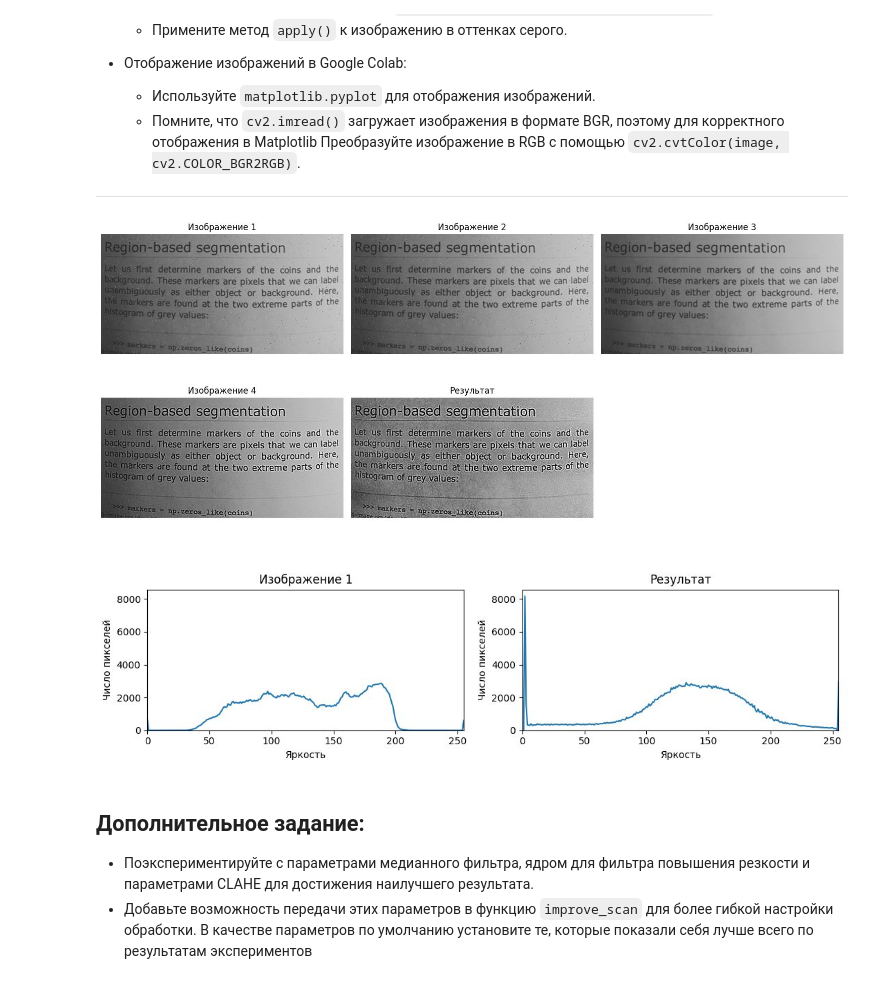
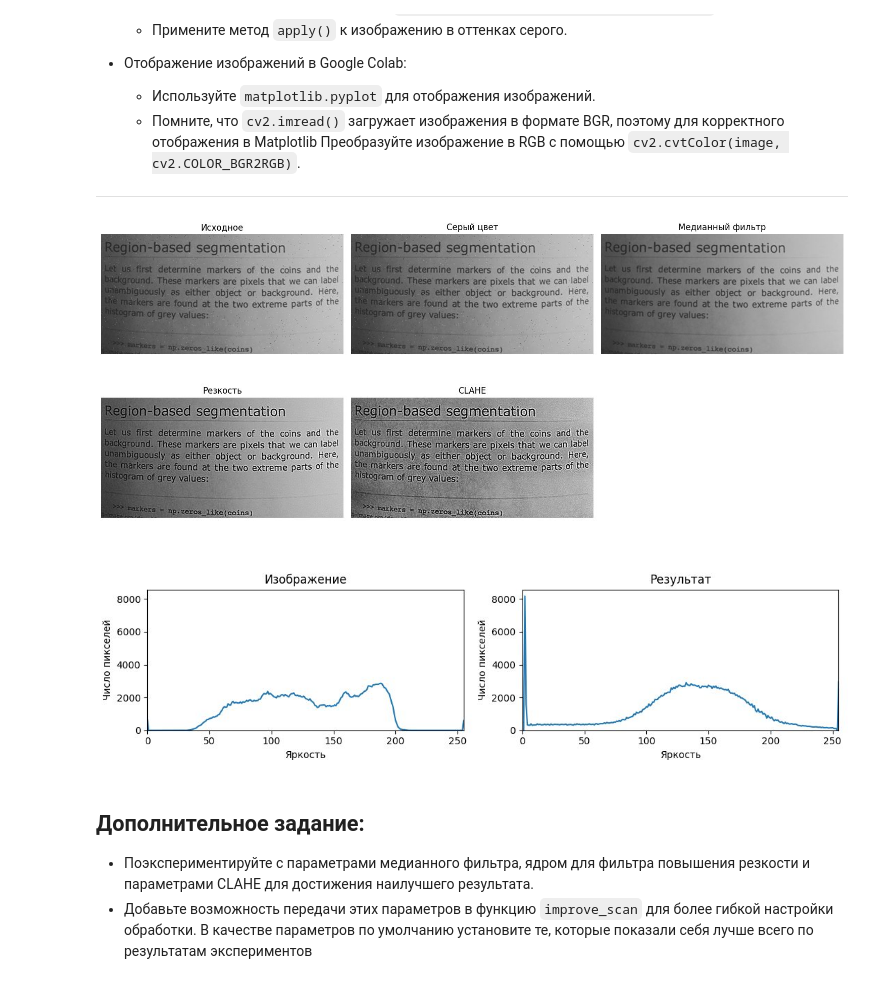
Before and after one commit to German121/image_processing, a Jupyter notebook: Задание 1/1A.ipynb, the cells around one changed output. Cells and saved outputs as stored; diff of their text form; code cells hidden in the pictures.

```diff
--- a/Задание 1/1A.ipynb
+++ b/Задание 1/1A.ipynb
@@ -176,7 +176,7 @@ for channel, gamma in zip(channels, [1.4, 1.0, 0.7]):
 result = cv2.merge(corrected)
 
 fig, axes = plt.subplots(1, 2, figsize=(10, 3.5), squeeze=False)
-for ax, (title, image) in zip(axes.flat, [('Изображение 1', image),
+for ax, (title, image) in zip(axes.flat, [('Изображение', image),
         ('Результат', result)]):
     ax.imshow(cv2.cvtColor(image, cv2.COLOR_BGR2RGB))
     ax.set_title(title)
@@ -202,7 +202,7 @@ plt.close(fig)
 gray = cv2.imread(str(files / 'image2.jpg'), cv2.IMREAD_GRAYSCALE)
 result = cv2.equalizeHist(gray)
 fig, axes = plt.subplots(2, 2, figsize=(10, 6))
-for col, (title, image) in enumerate([('Изображение 1', gray), ('Результат', result)]):
+for col, (title, image) in enumerate([('Изображение', gray), ('Результат', result)]):
     axes[0, col].imshow(image, cmap='gray', vmin=0, vmax=255)
     axes[0, col].set_title(title)
     axes[0, col].axis('off')
@@ -236,7 +236,7 @@ result = cv2.cvtColor(cv2.merge((l_new, a, b)), cv2.COLOR_LAB2BGR)
 
 fig, axes = plt.subplots(2, 2, figsize=(10, 6))
 for col, (title, image, lightness) in enumerate([
-        ('Изображение 1', dark, l), ('Результат', result, l_new)]):
+        ('Изображение', dark, l), ('Результат', result, l_new)]):
     axes[0, col].imshow(cv2.cvtColor(image, cv2.COLOR_BGR2RGB))
     axes[0, col].set_title(title)
     axes[0, col].axis('off')
@@ -264,9 +264,10 @@ for clip, grid in settings:
     variants.append(result)
 
 fig, axes = plt.subplots(2, 3, figsize=(15, 7))
-for number, (ax, image) in enumerate(zip(axes.flat, variants), 1):
+titles = ['Исходное'] + [f'clip={clip:g}, сетка {grid[0]}×{grid[1]}' for clip, grid in settings]
+for ax, title, image in zip(axes.flat, titles, variants):
     ax.imshow(cv2.cvtColor(image, cv2.COLOR_BGR2RGB))
-    ax.set_title(f'Изображение {number}')
+    ax.set_title(title)
     ax.axis('off')
 fig.tight_layout()
 plt.show()
@@ -412,42 +413,43 @@ def improve_scan(image, median_kernel_size=3, sharp_kernel=None,
             original = cv2.cvtColor(image, conversion)
         else:
             original = image.reshape(image.shape[:2])
-        for number, (ax, stage) in enumerate(zip(axes.flat, [original] + stages), 1):
+        titles = ['Исходное', 'Серый цвет', 'Медианный фильтр', 'Резкость', 'CLAHE']
+        for ax, title, stage in zip(axes.flat, titles, [original] + stages):
             ax.imshow(stage, cmap='gray', vmin=0, vmax=255)
-            ax.set_title('Результат' if number == 5 else f'Изображение {number}')
+            ax.set_title(title)
             ax.axis('off')
         axes.flat[-1].axis('off')
         fig.tight_layout()
         plt.show()
         plt.close(fig)
         fig, axes = plt.subplots(1, 2, figsize=(11, 3))
-        for ax, title, values in zip(axes, ['Изображение 1', 'Результат'], [gray, result]):
+        for ax, title, values in zip(axes, ['Изображение', 'Результат'], [gray, result]):
             ax.plot(cv2.calcHist([values], [0], None, [256], [0, 256]).ravel())
             ax.set(title=title, xlim=(0, 255), xlabel='Яркость', ylabel='Число пикселей')
         limit = max(ax.get_ylim()[1] for ax in axes)
         for ax in axes:
             ax.set_ylim(0, limit)
         fig.tight_layout()
         plt.show()
         plt.close(fig)
     return result
 
 page = cv2.resize(data.page(), None, fx=2, fy=2, interpolation=cv2.INTER_CUBIC)
 rng = np.random.default_rng(17)
 shadow = np.linspace(0.58, 0.92, page.shape[1])[None, :]
 scan_gray = np.clip((page.astype(np.float32) * 0.7 + 50) * shadow
                     + rng.normal(0, 2, page.shape), 0, 255).astype(np.uint8)
 impulse = rng.random(page.shape)
 scan_gray[impulse < 0.002] = 0
 scan_gray[impulse > 0.998] = 255
 scan_path = files / 'scan.png'
 cv2.imwrite(str(scan_path), scan_gray)
 raw = cv2.imread(str(scan_path), cv2.IMREAD_UNCHANGED)
 image = raw if raw.ndim == 3 and raw.shape[2] == 4 else cv2.imread(str(scan_path), cv2.IMREAD_COLOR)
 strong_kernel = np.array([[-1, -1, -1], [-1, 9, -1], [-1, -1, -1]], dtype=np.float32)
 improved = improve_scan(image, sharp_kernel=strong_kernel)
 # %% [output]
-[figure, old version]
+[figure, new version]
 [figure]
 # %% [markdown]
 ## Дополнительное задание:
```
Also changed, not shown: parts of 9 cells of this notebook, 1 other file.
